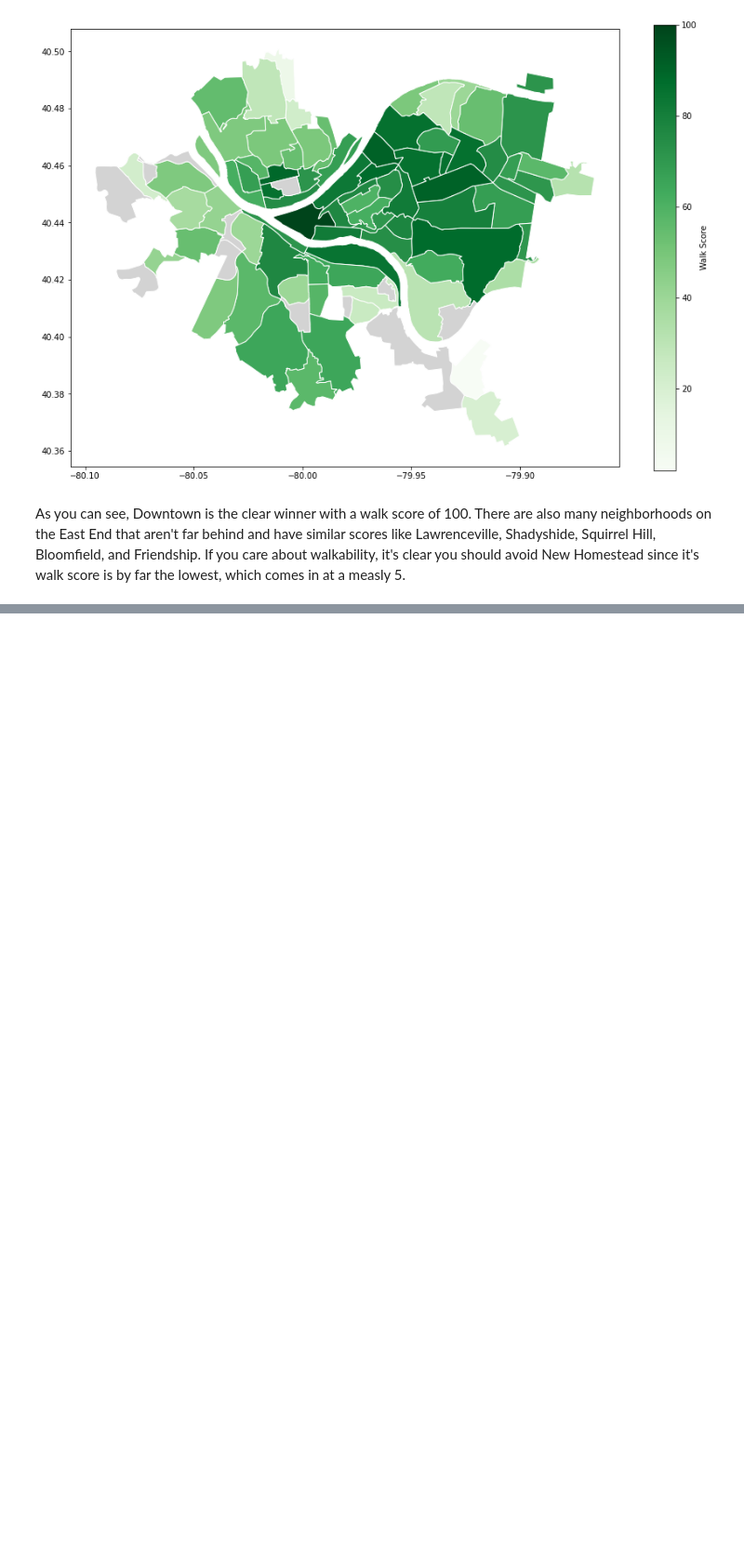
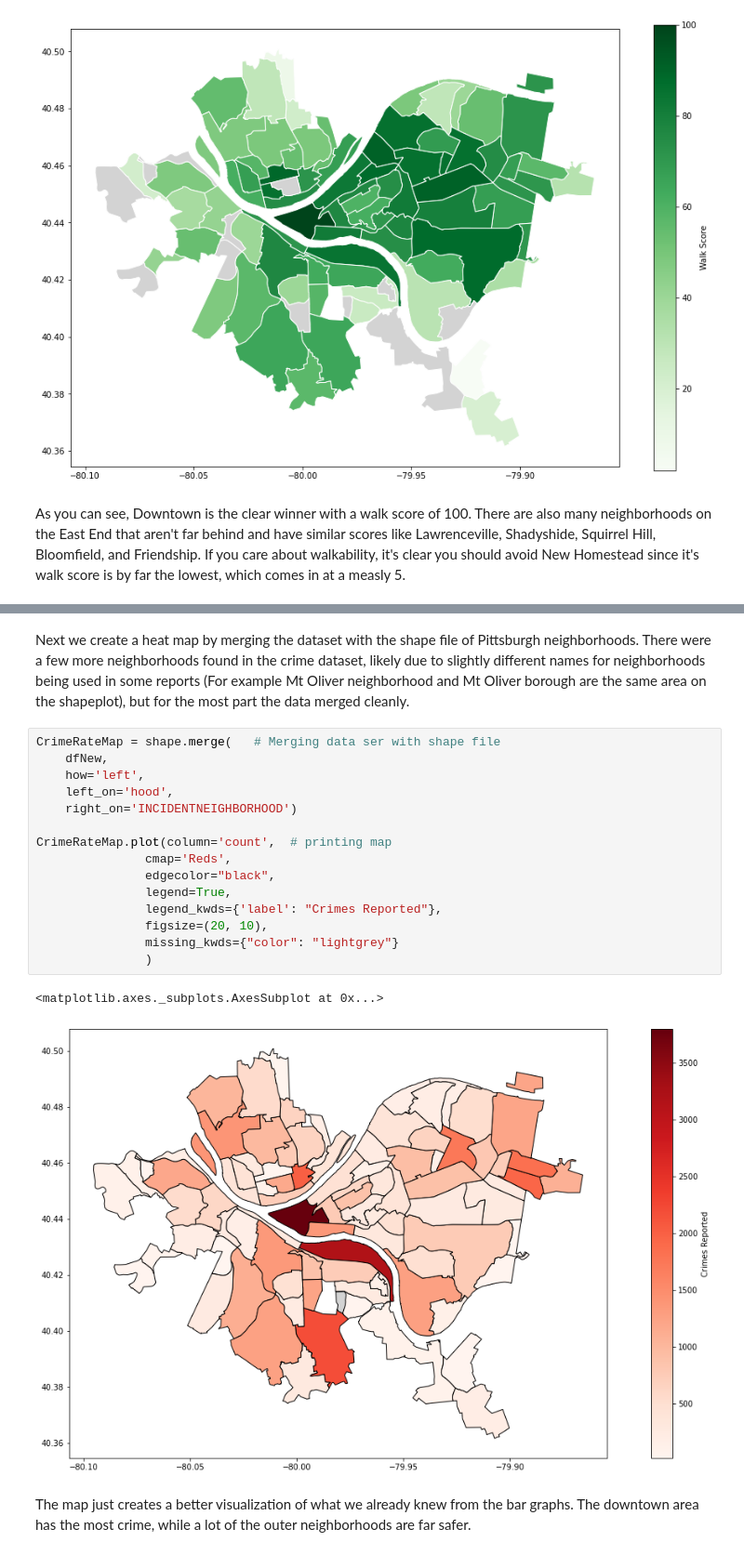
Before and after one commit to bwmccoy/Big-Ideas-Final-Project, a Jupyter notebook: final.ipynb, the cells around one changed output, grey strips where cells are left out. Shown at 93% size. Drawn from its saved outputs; the diff is of its cells as text; blank space fills up the shorter version.

```diff
--- a/final.ipynb
+++ b/final.ipynb
@@ -330,0 +413,22 @@ As you can see, Downtown is the clear winner with a walk score of 100. There are
+# %% [markdown]
+Next we create a heat map by merging the dataset with the shape file of Pittsburgh neighborhoods. There were a few more neighborhoods found in the crime dataset, likely due to slightly different names for neighborhoods being used in some reports (For example Mt Oliver neighborhood and Mt Oliver borough are the same area on the shapeplot), but for the most part the data merged cleanly.
+# %%
+CrimeRateMap = shape.merge(   # Merging data ser with shape file
+    dfNew,
+    how='left',
+    left_on='hood',
+    right_on='INCIDENTNEIGHBORHOOD')
+
+CrimeRateMap.plot(column='count',  # printing map
+               cmap='Reds',
+               edgecolor="black",
+               legend=True,
+               legend_kwds={'label': "Crimes Reported"},
+               figsize=(20, 10),
+               missing_kwds={"color": "lightgrey"}
+               )
+# %% [output]
+<matplotlib.axes._subplots.AxesSubplot at 0x...>
+[figure, added]
+# %% [markdown]
+The map just creates a better visualization of what we already knew from the bar graphs. The downtown area has the most crime, while a lot of the outer neighborhoods are far safer.
```
Also changed, not shown: parts of 16 cells of this notebook.
